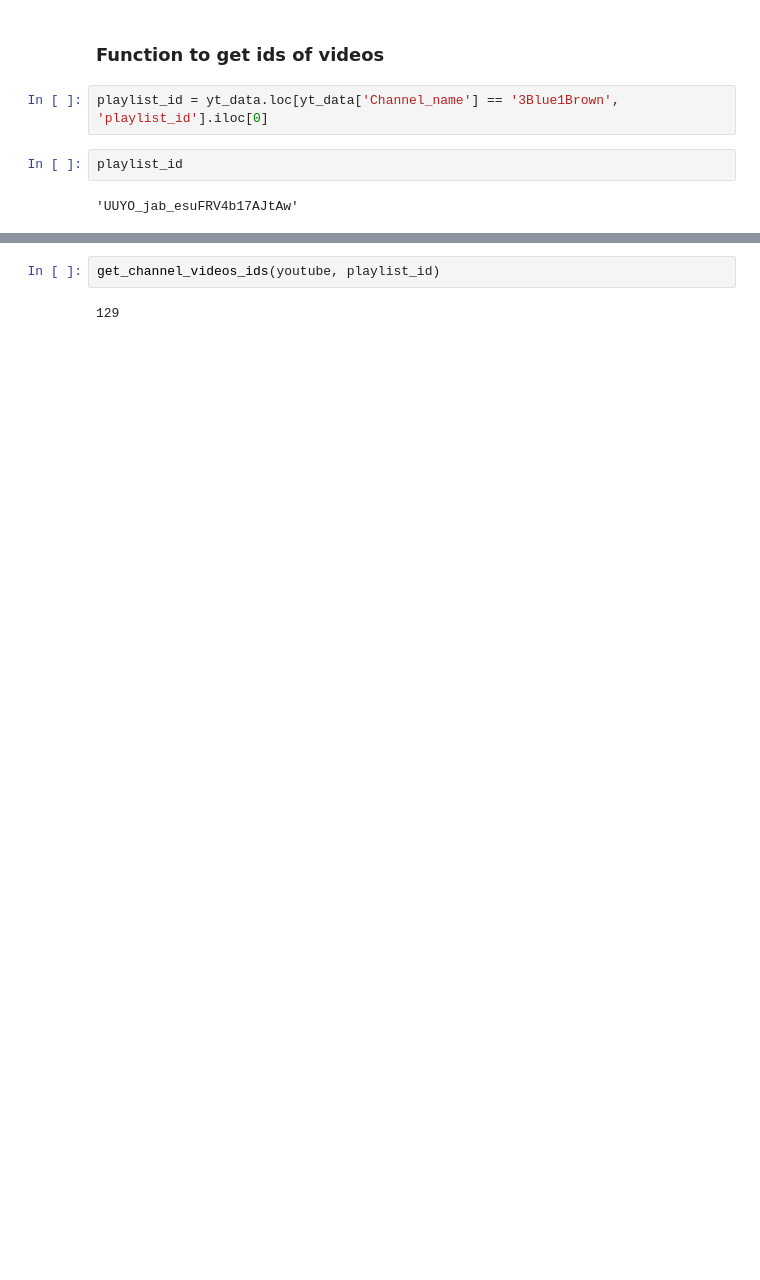
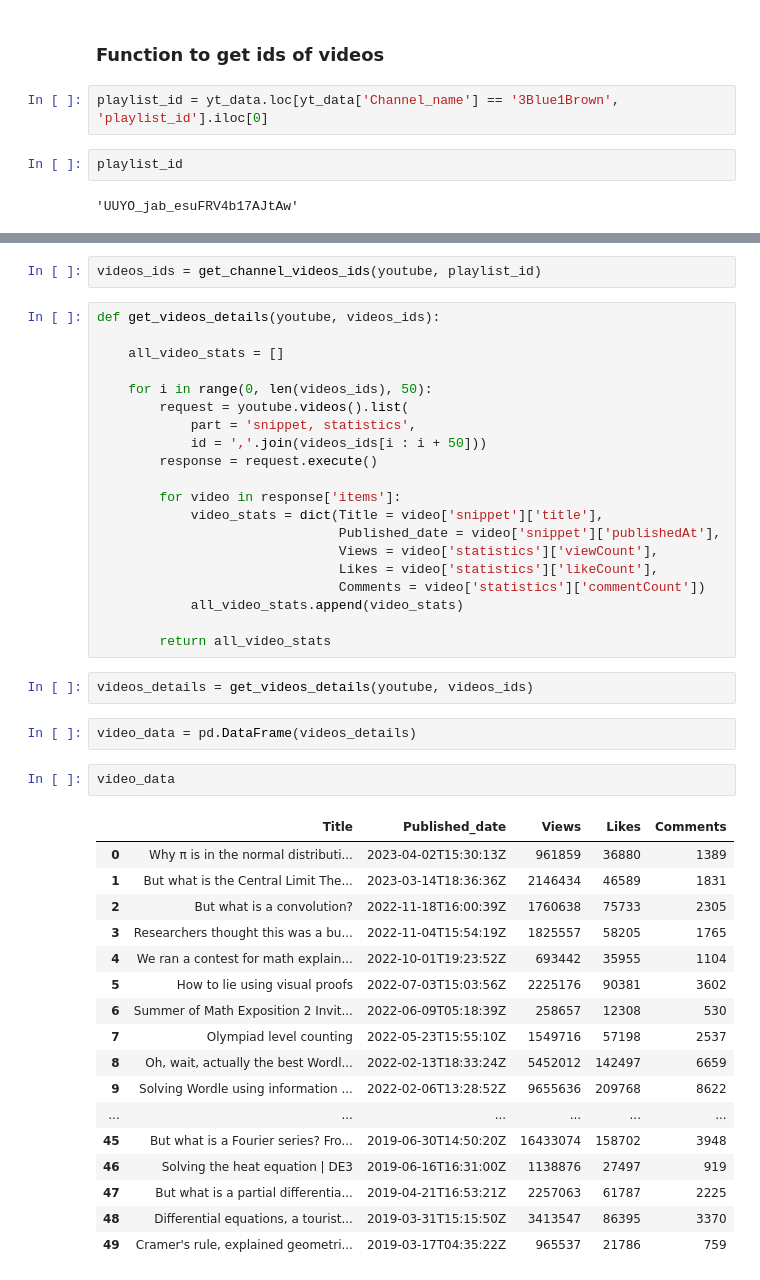
Before and after one commit to KZadka/YouTubeAnalizer, a Jupyter notebook: YT_scrap_and_analize.ipynb, the cells around one changed output, grey strips where cells are left out. Saved outputs shown, nothing was run; the diff lists cells and outputs as text; blank space fills up the shorter version.

Commit message:
Add function to get details of given list of videos

```diff
--- a/YT_scrap_and_analize.ipynb
+++ b/YT_scrap_and_analize.ipynb
@@ -145,4 +145,46 @@ def get_channel_videos_ids(youtube, playlist_id):
 # %%
-get_channel_videos_ids(youtube, playlist_id)
+videos_ids = get_channel_videos_ids(youtube, playlist_id)
-# %% [output]
-129
+# %%
+def get_videos_details(youtube, videos_ids):
+
+    all_video_stats = []
+
+    for i in range(0, len(videos_ids), 50):
+        request = youtube.videos().list(
+            part = 'snippet, statistics',
+            id = ','.join(videos_ids[i : i + 50]))
+        response = request.execute()
+
+        for video in response['items']:
+            video_stats = dict(Title = video['snippet']['title'],
+                               Published_date = video['snippet']['publishedAt'],
+                               Views = video['statistics']['viewCount'],
+                               Likes = video['statistics']['likeCount'],
+                               Comments = video['statistics']['commentCount'])
+            all_video_stats.append(video_stats)
+
+        return all_video_stats
+# %%
+videos_details = get_videos_details(youtube, videos_ids)
+# %%
+video_data = pd.DataFrame(videos_details)
+# %%
+video_data
+# %% [output]
+|  | Title | Published_date | Views | Likes | Comments |
+| 0 | Why π is in the normal distributi... | 2023-04-02T15:30:13Z | 961859 | 36880 | 1389 |
+| 1 | But what is the Central Limit The... | 2023-03-14T18:36:36Z | 2146434 | 46589 | 1831 |
+| 2 | But what is a convolution? | 2022-11-18T16:00:39Z | 1760638 | 75733 | 2305 |
+| 3 | Researchers thought this was a bu... | 2022-11-04T15:54:19Z | 1825557 | 58205 | 1765 |
+| 4 | We ran a contest for math explain... | 2022-10-01T19:23:52Z | 693442 | 35955 | 1104 |
+| 5 | How to lie using visual proofs | 2022-07-03T15:03:56Z | 2225176 | 90381 | 3602 |
+| 6 | Summer of Math Exposition 2 Invit... | 2022-06-09T05:18:39Z | 258657 | 12308 | 530 |
+| 7 | Olympiad level counting | 2022-05-23T15:55:10Z | 1549716 | 57198 | 2537 |
+| 8 | Oh, wait, actually the best Wordl... | 2022-02-13T18:33:24Z | 5452012 | 142497 | 6659 |
+| 9 | Solving Wordle using information ... | 2022-02-06T13:28:52Z | 9655636 | 209768 | 8622 |
+| ... | ... | ... | ... | ... | ... |
+| 45 | But what is a Fourier series? Fro... | 2019-06-30T14:50:20Z | 16433074 | 158702 | 3948 |
+| 46 | Solving the heat equation | DE3 | 2019-06-16T16:31:00Z | 1138876 | 27497 | 919 |
+| 47 | But what is a partial differentia... | 2019-04-21T16:53:21Z | 2257063 | 61787 | 2225 |
+| 48 | Differential equations, a tourist... | 2019-03-31T15:15:50Z | 3413547 | 86395 | 3370 |
+| 49 | Cramer's rule, explained geometri... | 2019-03-17T04:35:22Z | 965537 | 21786 | 759 |
```
Also changed, not shown: parts of 3 cells of this notebook.
